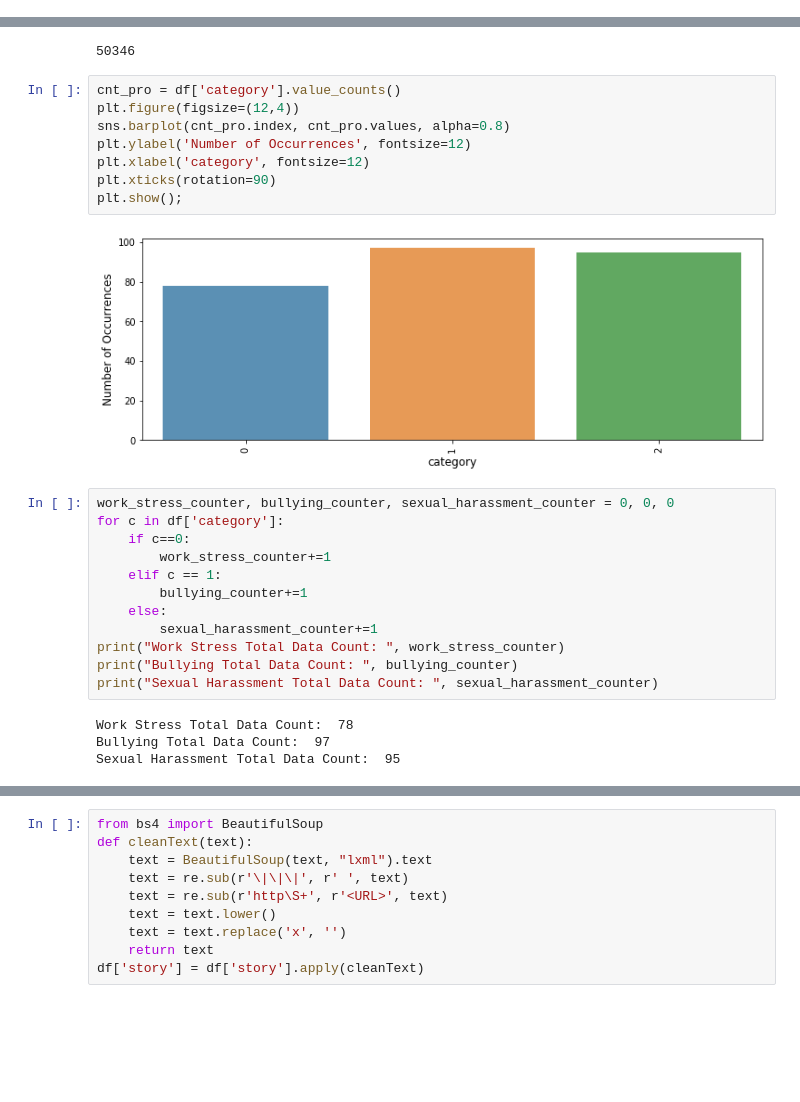
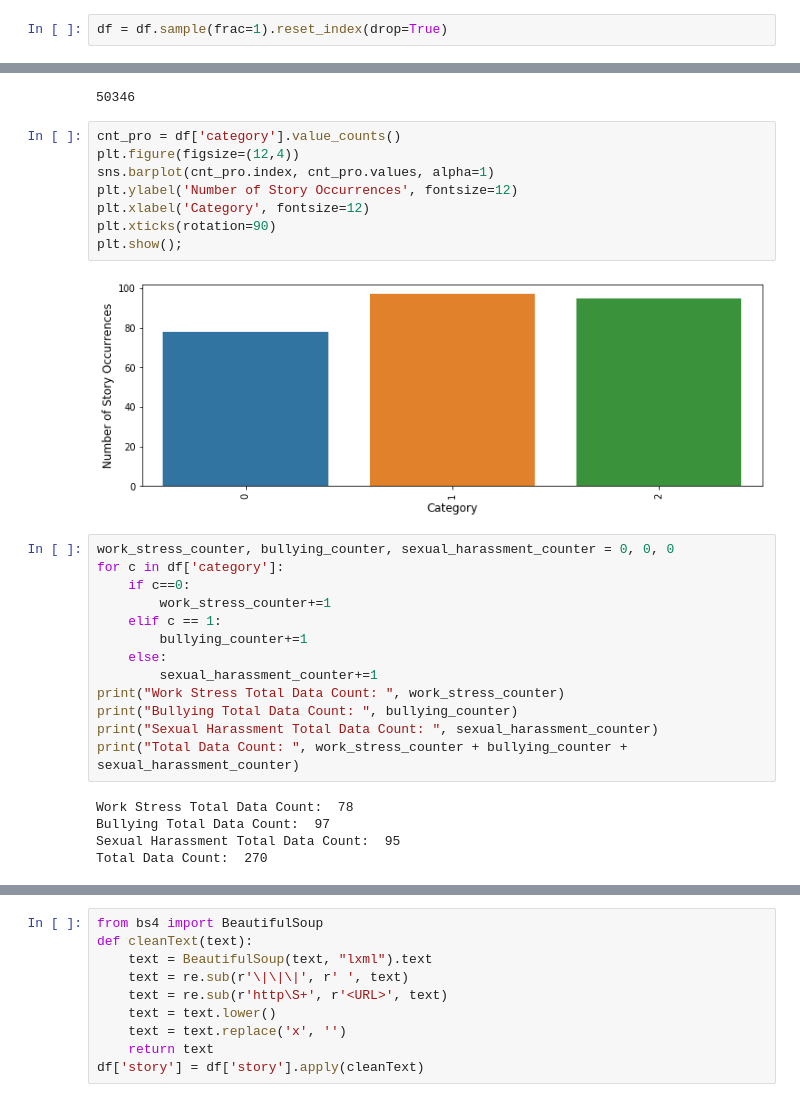
Before and after one commit to alcatraz47/Story-categorization-using-NLP, a Jupyter notebook: doc2vec_with_kfold.ipynb, the cells around one changed output, grey strips where cells are left out. Saved outputs shown, nothing was run; the diff lists cells and outputs as text; blank space fills up the shorter version.

```diff
--- a/doc2vec_with_kfold.ipynb
+++ b/doc2vec_with_kfold.ipynb
@@ -44,5 +52,7 @@ os.listdir()
 # %%
 df = pd.read_csv(os.getcwd() + "/Collective_Dataset/419_data - Sheet1.csv", usecols=[0,1])#header=None, , names=['story', 'category']
+# %%
+df = df.sample(frac=1).reset_index(drop=True)
 # %%
 df.head(10)
 # %% [output]
@@ -100,13 +110,13 @@ df.story.apply(lambda x: len(x.split(' '))).sum()
 # %%
 cnt_pro = df['category'].value_counts()
 plt.figure(figsize=(12,4))
-sns.barplot(cnt_pro.index, cnt_pro.values, alpha=0.8)
-plt.ylabel('Number of Occurrences', fontsize=12)
-plt.xlabel('category', fontsize=12)
+sns.barplot(cnt_pro.index, cnt_pro.values, alpha=1)
+plt.ylabel('Number of Story Occurrences', fontsize=12)
+plt.xlabel('Category', fontsize=12)
 plt.xticks(rotation=90)
 plt.show();
 # %% [output]
-[figure, old version]
+[figure, new version]
 # %%
 work_stress_counter, bullying_counter, sexual_harassment_counter = 0, 0, 0
 for c in df['category']:
@@ -119,7 +129,9 @@ for c in df['category']:
 print("Work Stress Total Data Count: ", work_stress_counter)
 print("Bullying Total Data Count: ", bullying_counter)
 print("Sexual Harassment Total Data Count: ", sexual_harassment_counter)
+print("Total Data Count: ", work_stress_counter + bullying_counter + sexual_harassment_counter)
 # %% [output]
 Work Stress Total Data Count:  78
 Bullying Total Data Count:  97
 Sexual Harassment Total Data Count:  95
+Total Data Count:  270
```
Also changed, not shown: parts of 35 cells of this notebook.
